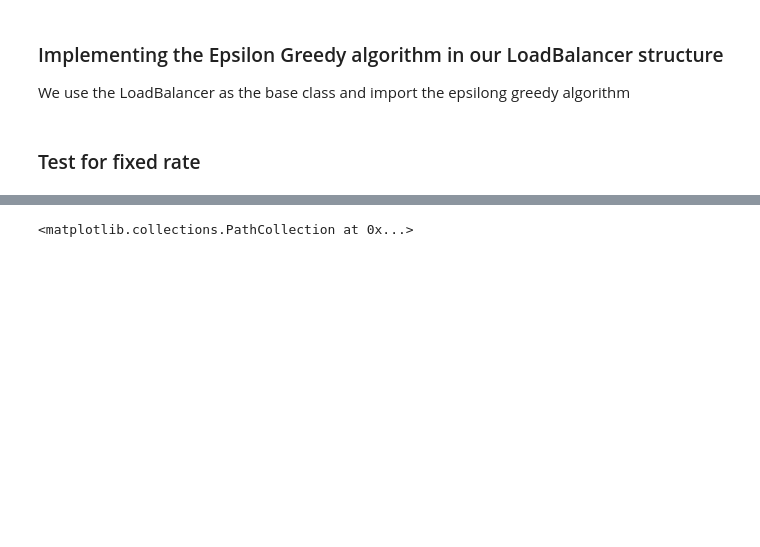
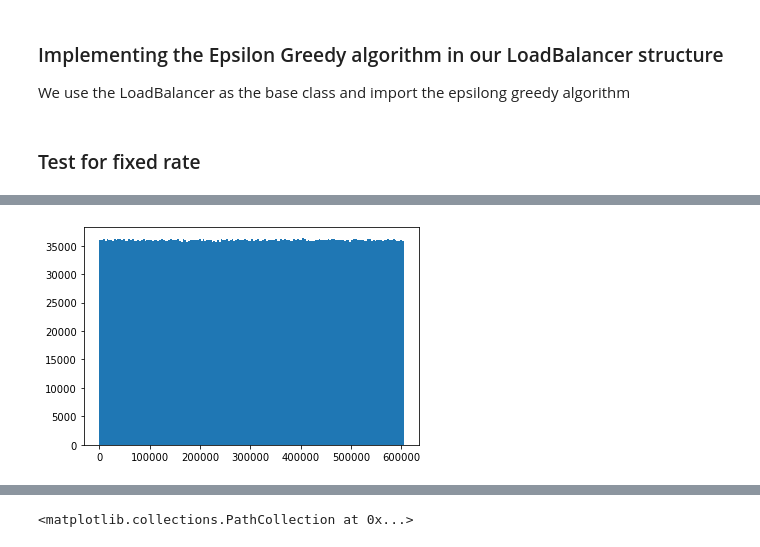
Before and after one commit to julianvanmeggelen/AdaptiveLoadBalancing, a Jupyter notebook: experiments/EpsilonGreedy.ipynb, the cells around one changed output, grey strips where cells are left out. Saved outputs shown, nothing was run; the diff lists cells and outputs as text; code cells hidden in the pictures; blank space fills up the shorter version.

```diff
--- a/experiments/EpsilonGreedy.ipynb
+++ b/experiments/EpsilonGreedy.ipynb
@@ -319,0 +249,4 @@ Max reward for 18023.666666666668 25
+# %%
+plt.hist(env.logTime['arrivalEvent'], bins=7*24);
+# %% [output]
+[figure, added]
```
Also changed, not shown: parts of 10 cells of this notebook, 1 other file.
